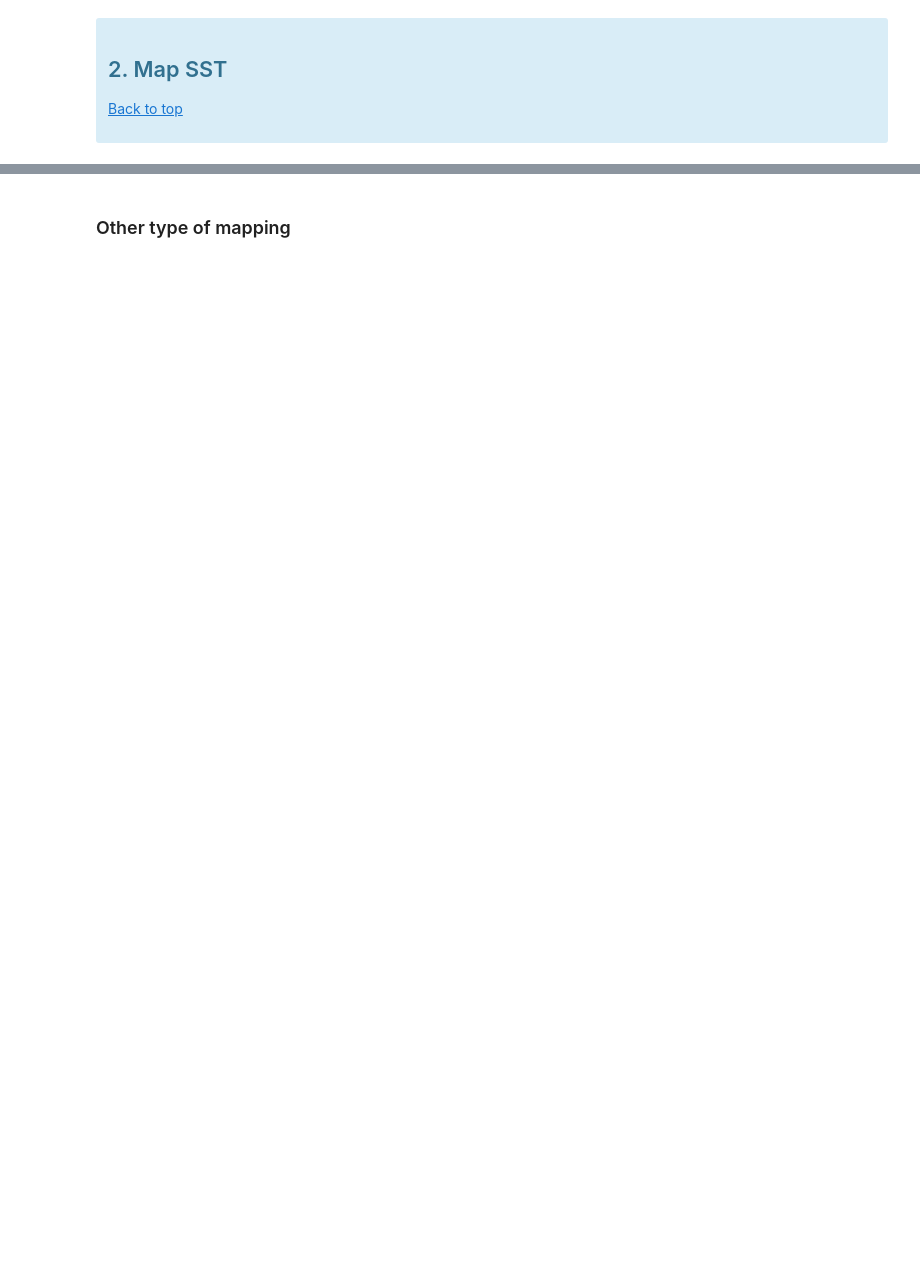
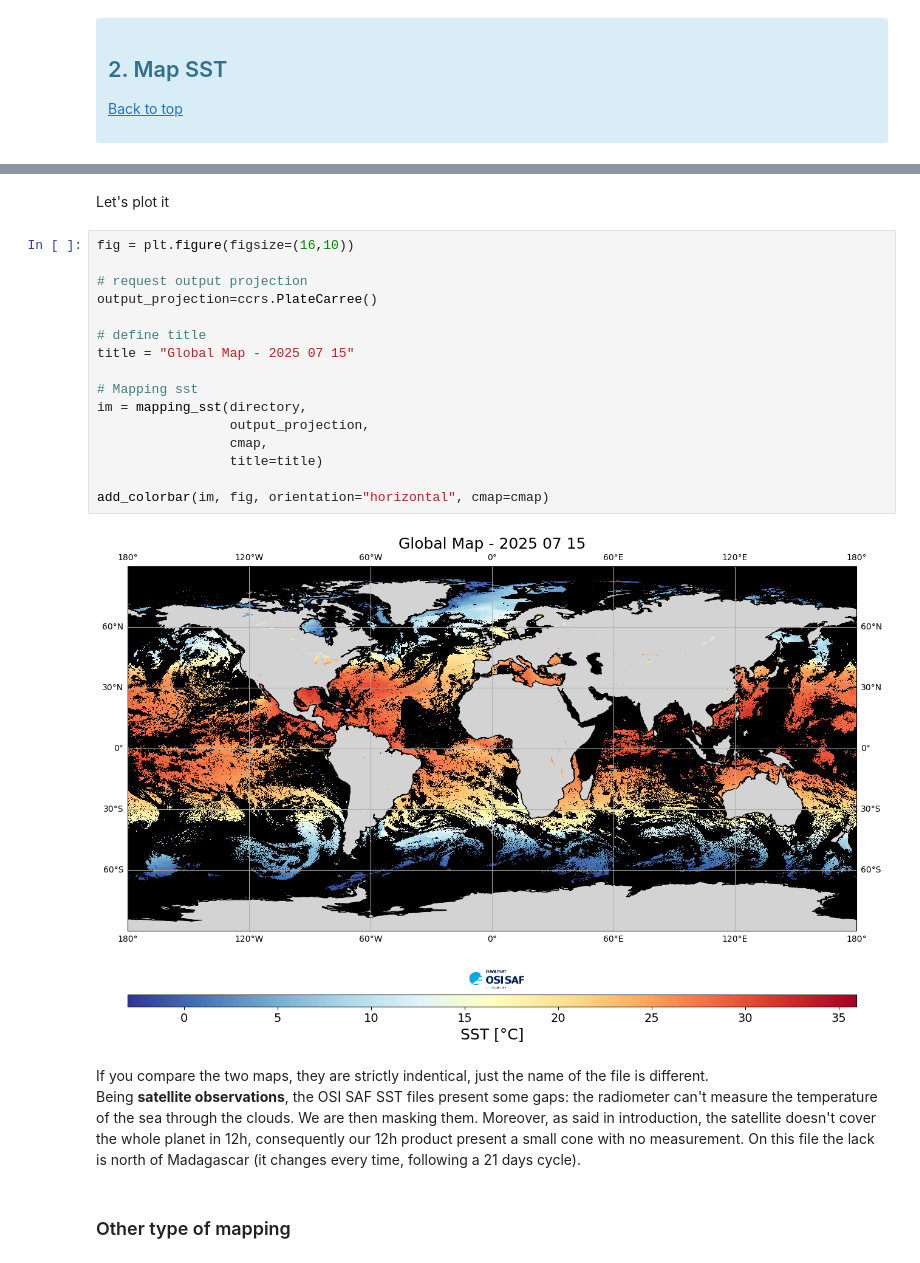
Before and after one commit to eumetsat/learn-osi-saf-sst, a Jupyter notebook: 1_OSI_SAF_sst_introductory/1_3a_OSI_SAF_SST_mapping_Global_Metop_SST.ipynb, the cells around one changed output, grey strips where cells are left out. Saved outputs shown, nothing was run; the diff lists cells and outputs as text; blank space fills up the shorter version.

```diff
--- a/1_OSI_SAF_sst_introductory/1_3a_OSI_SAF_SST_mapping_Global_Metop_SST.ipynb
+++ b/1_OSI_SAF_sst_introductory/1_3a_OSI_SAF_SST_mapping_Global_Metop_SST.ipynb
@@ -227,3 +256,26 @@ add_colorbar(im, fig, orientation="horizontal", cmap=cmap)
+# %% [markdown]
+Let's plot it
+# %%
+fig = plt.figure(figsize=(16,10))
+
+# request output projection
+output_projection=ccrs.PlateCarree()
+
+# define title
+title = "Global Map - 2025 07 15"
+
+# Mapping sst
+im = mapping_sst(directory,
+                 output_projection,
+                 cmap,
+                 title=title)
+
+add_colorbar(im, fig, orientation="horizontal", cmap=cmap)
+# %% [output]
+[figure, added]
+# %% [markdown]
+If you compare the two maps, they are strictly indentical, just the name of the file is different.<br>
+Being **satellite observations**, the OSI SAF SST files present some gaps: the radiometer can't measure the temperature of the sea through the clouds. We are then masking them. Moreover, as said in introduction, the satellite doesn't cover the whole planet in 12h, consequently our 12h product present a small cone with no measurement. On this file the lack is north of Madagascar (it changes every time, following a 21 days cycle).
 # %% [markdown]
 ### Other type of mapping
 # %% [markdown]
```
Also changed, not shown: parts of 16 cells of this notebook.
